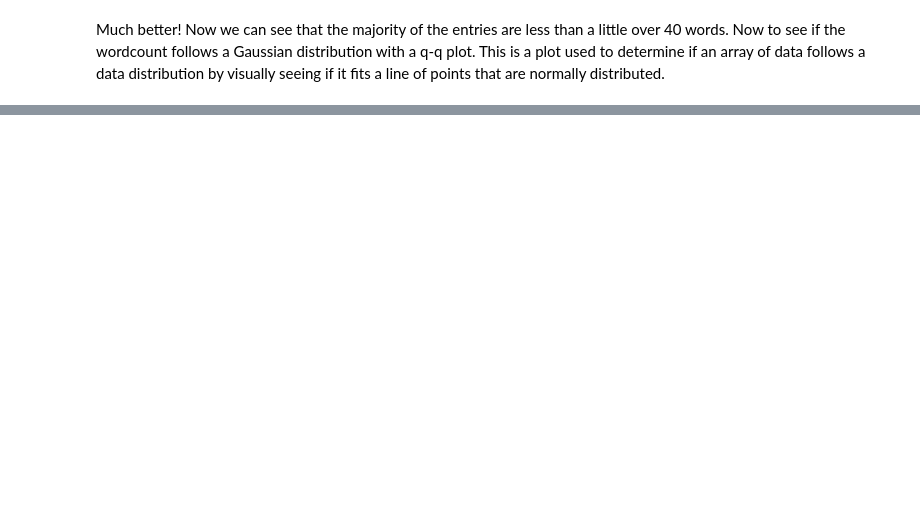
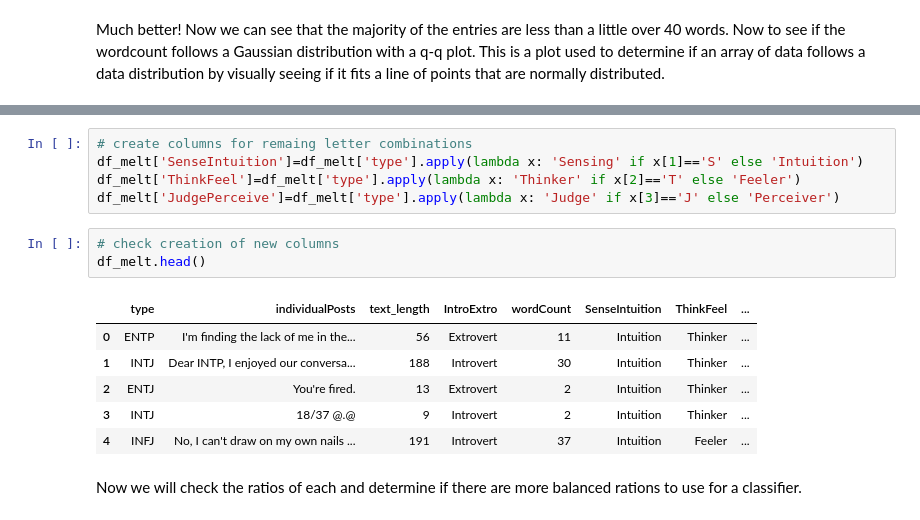
Before and after one commit to JohnDeJesus22/Personality-Text-Classifier, a Jupyter notebook: PTCEDA.ipynb, the cells around one changed output, grey strips where cells are left out. Drawn from its saved outputs; the diff is of its cells as text; blank space fills up the shorter version.

```diff
--- a/PTCEDA.ipynb
+++ b/PTCEDA.ipynb
@@ -359,0 +376,17 @@ First Q-Q plot! Turns out aside from the tail end it is fair close to a normal d
+# %%
+# create columns for remaing letter combinations
+df_melt['SenseIntuition']=df_melt['type'].apply(lambda x: 'Sensing' if x[1]=='S' else 'Intuition')
+df_melt['ThinkFeel']=df_melt['type'].apply(lambda x: 'Thinker' if x[2]=='T' else 'Feeler')
+df_melt['JudgePerceive']=df_melt['type'].apply(lambda x: 'Judge' if x[3]=='J' else 'Perceiver')
+# %%
+# check creation of new columns
+df_melt.head()
+# %% [output]
+|  | type | individualPosts | text_length | IntroExtro | wordCount | SenseIntuition | ThinkFeel | ... |
+| 0 | ENTP | I'm finding the lack of me in the... | 56 | Extrovert | 11 | Intuition | Thinker | ... |
+| 1 | INTJ | Dear INTP, I enjoyed our conversa... | 188 | Introvert | 30 | Intuition | Thinker | ... |
+| 2 | ENTJ | You're fired. | 13 | Extrovert | 2 | Intuition | Thinker | ... |
+| 3 | INTJ | 18/37 @.@ | 9 | Introvert | 2 | Intuition | Thinker | ... |
+| 4 | INFJ | No, I can't draw on my own nails ... | 191 | Introvert | 37 | Intuition | Feeler | ... |
+# %% [markdown]
+Now we will check the ratios of each and determine if there are more balanced rations to use for a classifier.
```
Also changed, not shown: parts of 18 cells of this notebook, 1 other file.
